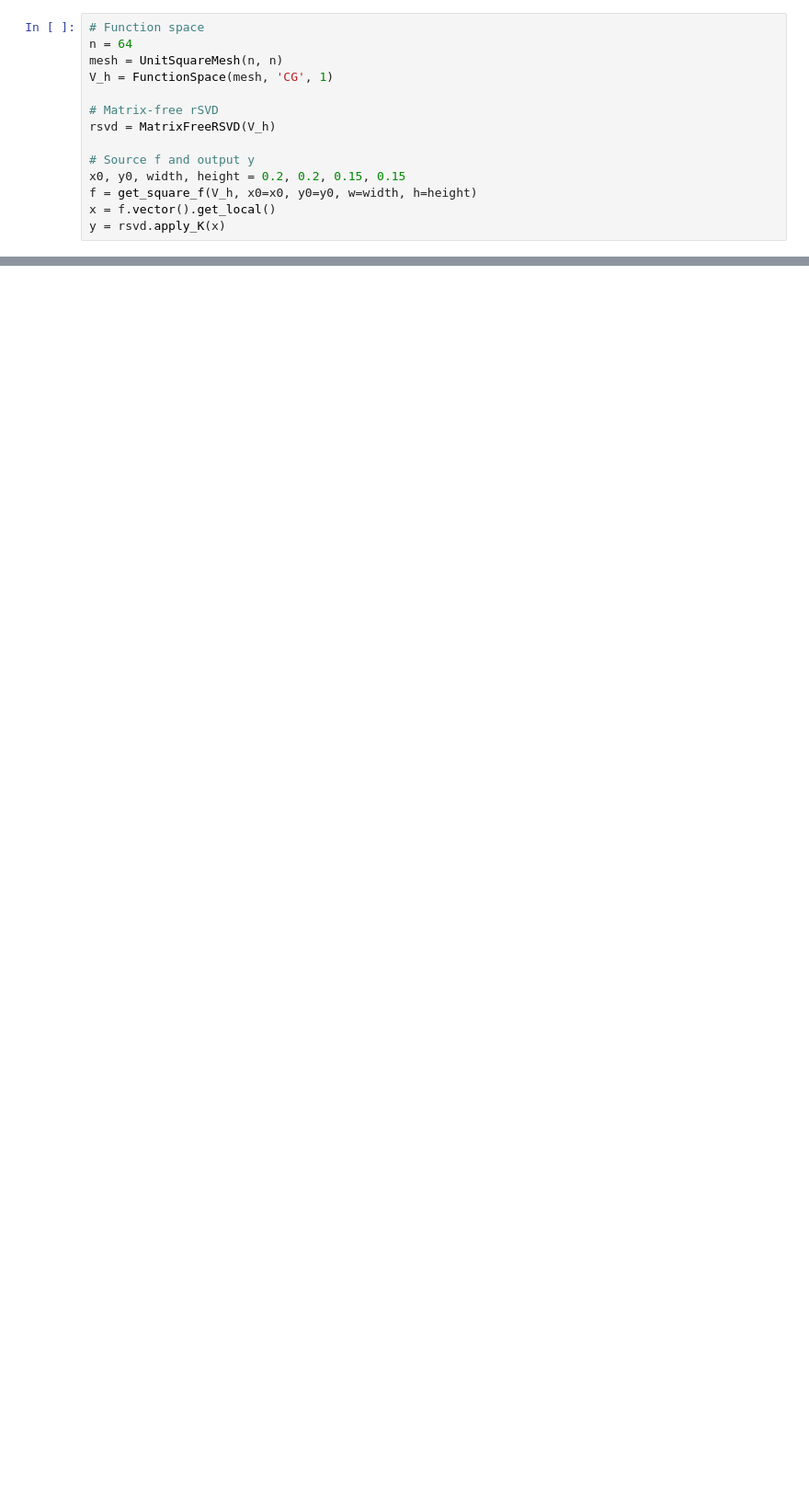
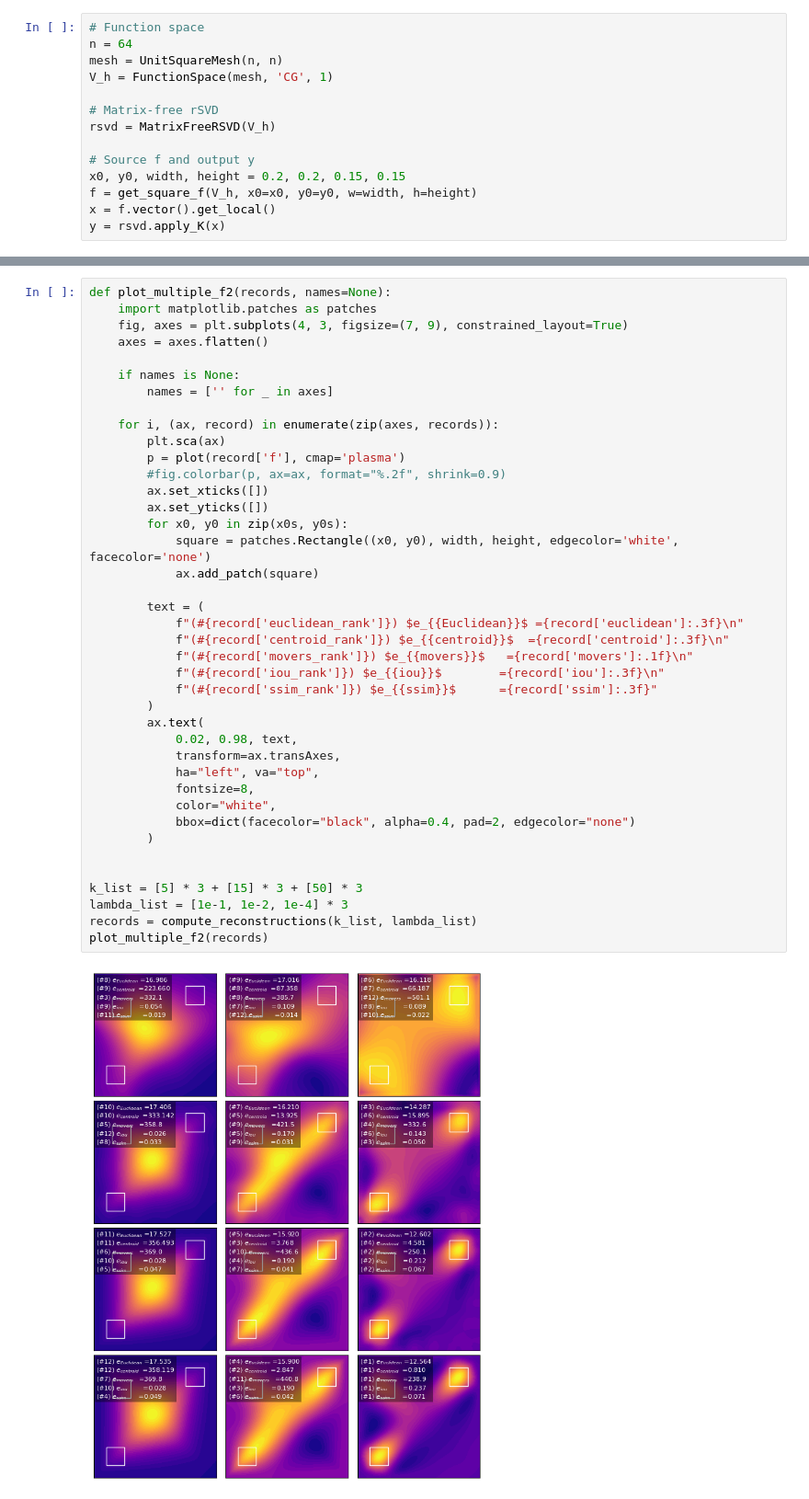
Before and after one commit to EliasSev/masters-thesis, a Jupyter notebook: notebooks/12_error_metrics.ipynb, the cells around one changed output, grey strips where cells are left out. Shown at 92% size. Saved outputs shown, nothing was run; the diff lists cells and outputs as text; blank space fills up the shorter version.

```diff
--- a/notebooks/12_error_metrics.ipynb
+++ b/notebooks/12_error_metrics.ipynb
@@ -122,0 +156,42 @@ plot_multiple_f(records)
+# %%
+def plot_multiple_f2(records, names=None):
+    import matplotlib.patches as patches
+    fig, axes = plt.subplots(4, 3, figsize=(7, 9), constrained_layout=True)
+    axes = axes.flatten()
+
+    if names is None:
+        names = ['' for _ in axes]
+
+    for i, (ax, record) in enumerate(zip(axes, records)):
+        plt.sca(ax)
+        p = plot(record['f'], cmap='plasma')
+        #fig.colorbar(p, ax=ax, format="%.2f", shrink=0.9)
+        ax.set_xticks([])
+        ax.set_yticks([])
+        for x0, y0 in zip(x0s, y0s):
+            square = patches.Rectangle((x0, y0), width, height, edgecolor='white', facecolor='none')
+            ax.add_patch(square)
+
+        text = (
+            f"(#{record['euclidean_rank']}) $e_{{Euclidean}}$ ={record['euclidean']:.3f}\n"
+            f"(#{record['centroid_rank']}) $e_{{centroid}}$  ={record['centroid']:.3f}\n"
+            f"(#{record['movers_rank']}) $e_{{movers}}$   ={record['movers']:.1f}\n"
+            f"(#{record['iou_rank']}) $e_{{iou}}$        ={record['iou']:.3f}\n"
+            f"(#{record['ssim_rank']}) $e_{{ssim}}$      ={record['ssim']:.3f}"
+        )
+        ax.text(
+            0.02, 0.98, text,
+            transform=ax.transAxes,
+            ha="left", va="top",
+            fontsize=8,
+            color="white",
+            bbox=dict(facecolor="black", alpha=0.4, pad=2, edgecolor="none")
+        )
+
+
+k_list = [5] * 3 + [15] * 3 + [50] * 3
+lambda_list = [1e-1, 1e-2, 1e-4] * 3
+records = compute_reconstructions(k_list, lambda_list)
+plot_multiple_f2(records)
+# %% [output]
+[figure, added]
```
Also changed, not shown: parts of 9 cells of this notebook.
